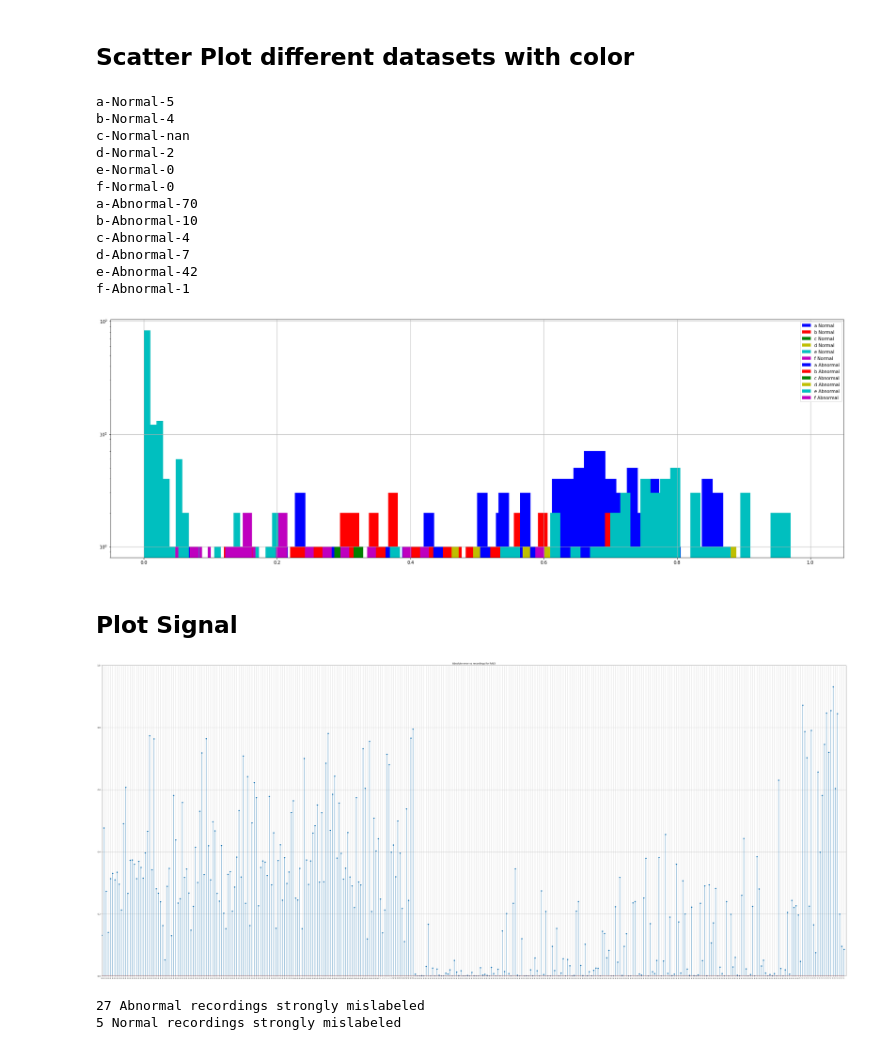
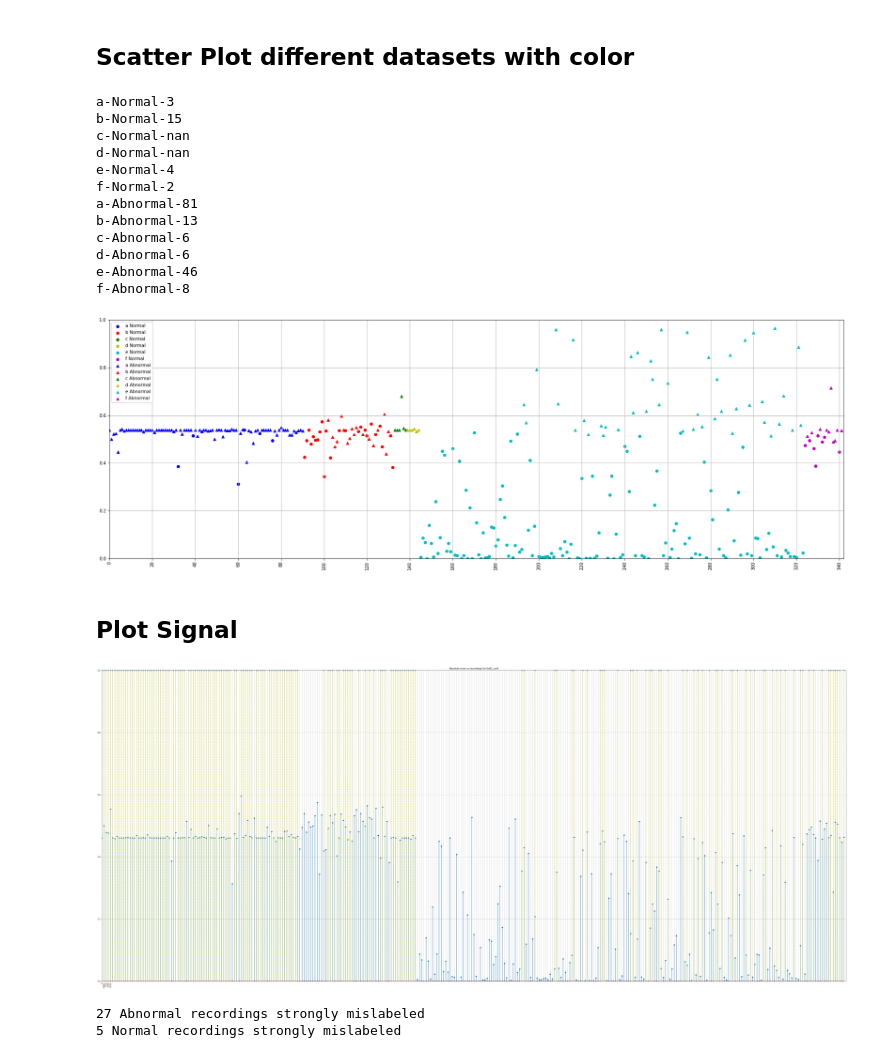
Before and after one commit to AhmedImtiazPrio/heartnet, a Jupyter notebook: codes/Print Predictions.ipynb, the cells around one changed output. Drawn from its saved outputs; the diff is of its cells as text; code cells hidden in the pictures.

```diff
--- a/codes/Print Predictions.ipynb
+++ b/codes/Print Predictions.ipynb
@@ -8,11 +8,12 @@ import matplotlib.pyplot as plt
 # %% [output]
 Using TensorFlow backend.
 # %%
-foldname='fold3'
-load_path='/media/taufiq/Data/heart_sound/models/fold3 2017-12-20 14:43:16.922783/weights.0080-0.8165.hdf5'
+foldname='fold1_cont'
+#load_path='/media/taufiq/Data/heart_sound/models/fold3 2017-12-20 14:43:16.922783/weights.0080-0.8165.hdf5'
 #load_path='/media/taufiq/Data/heart_sound/models/fold2 2017-12-20 12:14:09.278081/weights.0077-0.8860.hdf5'
 #load_path='/media/taufiq/Data/heart_sound/remoteIICTweights/fold1 2017-12-20 15:26:47.011204/weights.0091-0.8898.hdf5'
 #load_path='/media/taufiq/Data/heart_sound/models/fold0 2017-12-20 16:10:31.624027/weights.0189-0.7399.hdf5'
+load_path='/media/taufiq/Data/heart_sound/models/fold1_cont 2018-01-10 18:51:56.259053/weights.0142-0.9012.hdf5'
 # %% [markdown]
 ## Import Model
 # %%
@@ -123,37 +124,37 @@ flat_list['Error']=pd.DataFrame(abs(true-pred))
 # %%
 mpl.rcParams['figure.figsize']=(30,10)
 for label,marker,name in zip([0,1],['o','^'],['Normal','Abnormal']):
     for dataset,color in zip(['a','b','c','d','e','f'],['b','r','g','y','c','m']):
         x = flat_list['Index'][flat_list[0]==dataset][flat_list['True']==label]
         y = flat_list['Pred'][flat_list[0]==dataset][flat_list['True']==label]
         print '{}-{}-{}'.format(dataset,name,np.sum(y>.5))
-        plt.hist(y,40,stacked=True,color=color,label=dataset+' '+name)
-#plt.xticks(range(0,len(flat_list),20),rotation='vertical')
-#plt.xlim(0,len(flat_list))
-#plt.ylim(0,1)
+        plt.scatter(x,y,40,color=color,label=dataset+' '+name,marker=marker)
+plt.xticks(range(0,len(flat_list),20),rotation='vertical')
+plt.xlim(0,len(flat_list))
+plt.ylim(0,1)
 #plt.title('Absolute error vs recordings for '+foldname)
 #plt.xlabel('Recording #')
 #plt.ylabel('Absolute Error |True-Pred|')
-plt.yscale('log',nonposy='clip')
+# plt.yscale('log',nonposy='clip')
 #plt.xscale('log')
 #plt.ylim(1,100)
 plt.legend()
 plt.grid()
 plt.show()
 # %% [output]
-a-Normal-5
-b-Normal-4
+a-Normal-3
+b-Normal-15
 c-Normal-nan
-d-Normal-2
-e-Normal-0
-f-Normal-0
-a-Abnormal-70
-b-Abnormal-10
-c-Abnormal-4
-d-Abnormal-7
-e-Abnormal-42
-f-Abnormal-1
+d-Normal-nan
+e-Normal-4
+f-Normal-2
+a-Abnormal-81
+b-Abnormal-13
+c-Abnormal-6
+d-Abnormal-6
+e-Abnormal-46
+f-Abnormal-8
-[figure, old version]
+[figure, new version]
 # %% [markdown]
 ## Plot Signal
 # %%
@@ -167,7 +168,7 @@ plt.ylim(0,1)
 plt.grid()
 plt.show()
 # %% [output]
-[figure, old version]
+[figure, new version]
 # %%
 tolerance_thresh=.6
 print "{} Abnormal recordings strongly mislabeled".format(sum((((true-pred)**2)**.5)*true>tolerance_thresh))
```
Also changed, not shown: parts of 2 cells of this notebook, 15 other files.
